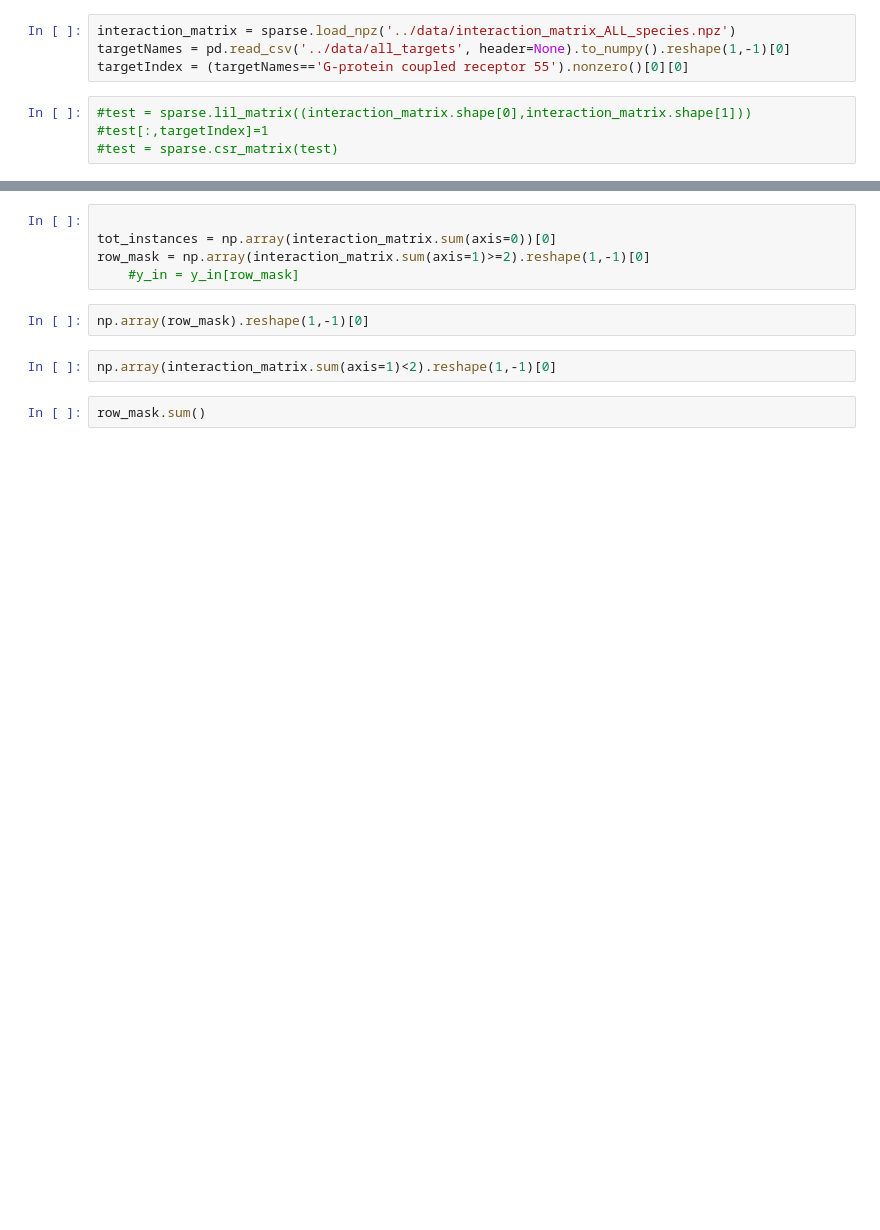
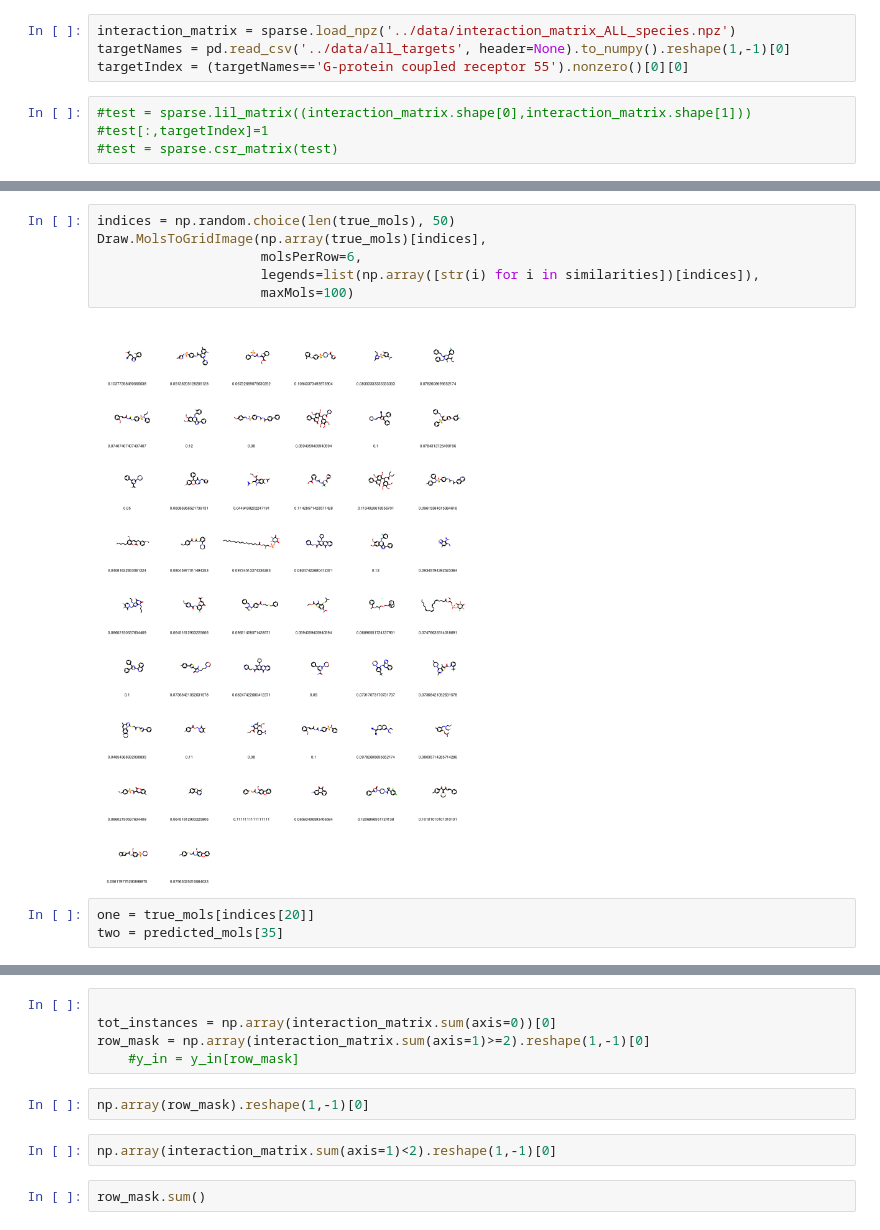
Before and after one commit to ljmartin/molrec, a Jupyter notebook: gpr55_prediction/predict_for_gpr55.ipynb, the cells around one changed output, grey strips where cells are left out. Cells and saved outputs as stored; diff of their text form; blank space fills up the shorter version.

```diff
--- a/gpr55_prediction/predict_for_gpr55.ipynb
+++ b/gpr55_prediction/predict_for_gpr55.ipynb
@@ -65,0 +109,11 @@ interaction_matrix
+# %%
+indices = np.random.choice(len(true_mols), 50)
+Draw.MolsToGridImage(np.array(true_mols)[indices],
+                     molsPerRow=6,
+                     legends=list(np.array([str(i) for i in similarities])[indices]),
+                     maxMols=100)
+# %% [output]
+[figure, added]
+# %%
+one = true_mols[indices[20]]
+two = predicted_mols[35]
```
Also changed, not shown: parts of 16 cells of this notebook.
